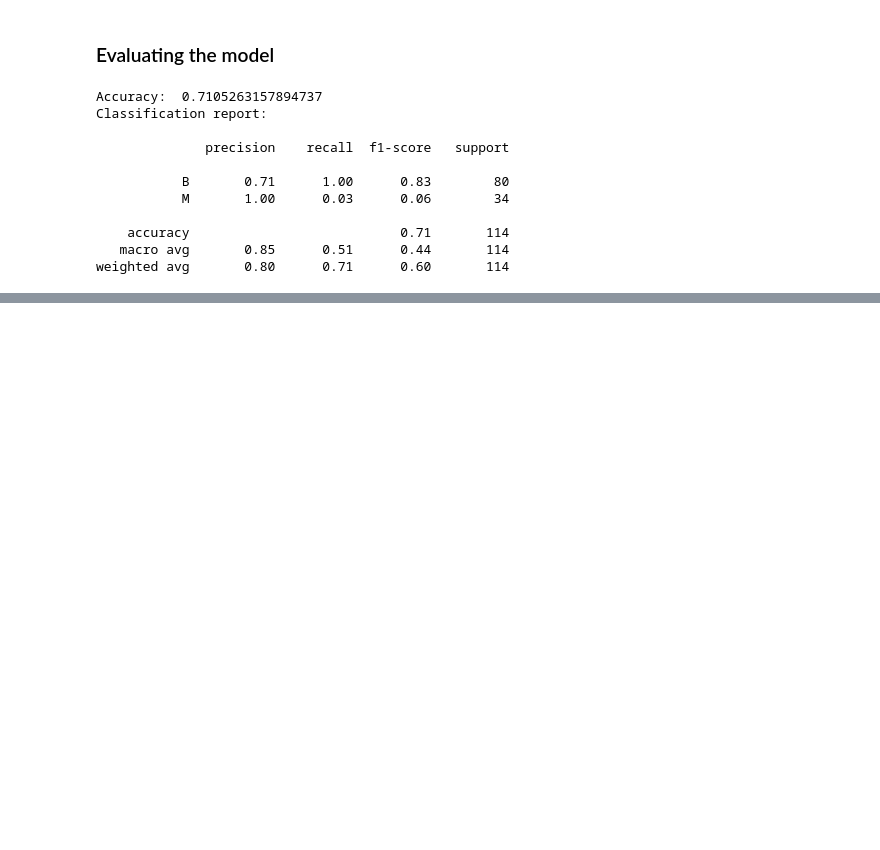
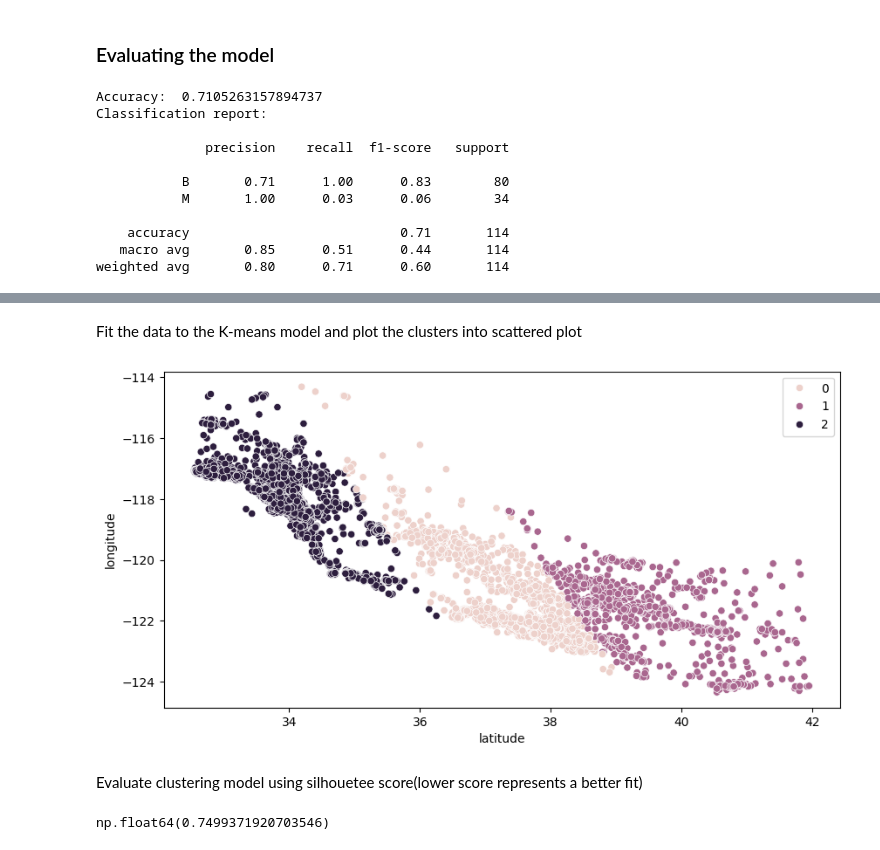
Before and after one commit to UjjwalKarkeyy/Python_Programming, a Jupyter notebook: Week-6_python.ipynb, the cells around one changed output, grey strips where cells are left out. Drawn from its saved outputs; the diff is of its cells as text; code cells hidden in the pictures; blank space fills up the shorter version.

```diff
--- a/Week-6_python.ipynb
+++ b/Week-6_python.ipynb
@@ -158,0 +195,31 @@ weighted avg       0.80      0.71      0.60       114
+# %%
+from sklearn.model_selection import train_test_split
+from sklearn import preprocessing
+
+x_train, x_test, y_train, y_test = train_test_split(home_data[['latitude','longitude']], home_data[['median_house_value']],
+                                                    test_size=0.33, random_state=0)
+
+x_train_norm = preprocessing.normalize(x_train)
+x_test_norm = preprocessing.normalize(x_test)
+# %% [markdown]
+Fit the data to the K-means model and plot the clusters into scattered plot
+# %%
+from sklearn.cluster import KMeans
+
+kmeans = KMeans(n_clusters=3, random_state=0, n_init='auto')
+kmeans.fit(x_train_norm)
+
+plt.figure(figsize=(10,5))
+sns.scatterplot(data = x_train, x = 'latitude',y = 'longitude', hue=kmeans.labels_)
+
+plt.show()
+# %% [output]
+[figure, added]
+# %% [markdown]
+Evaluate clustering model using silhouetee score(lower score represents a better fit)
+# %%
+from sklearn.metrics import silhouette_score
+
+silhouette_score(x_train_norm, kmeans.labels_, metric='euclidean')
+# %% [output]
+np.float64(0.7499371920703546)
```
Also changed, not shown: parts of 8 cells of this notebook, 2 other files.
